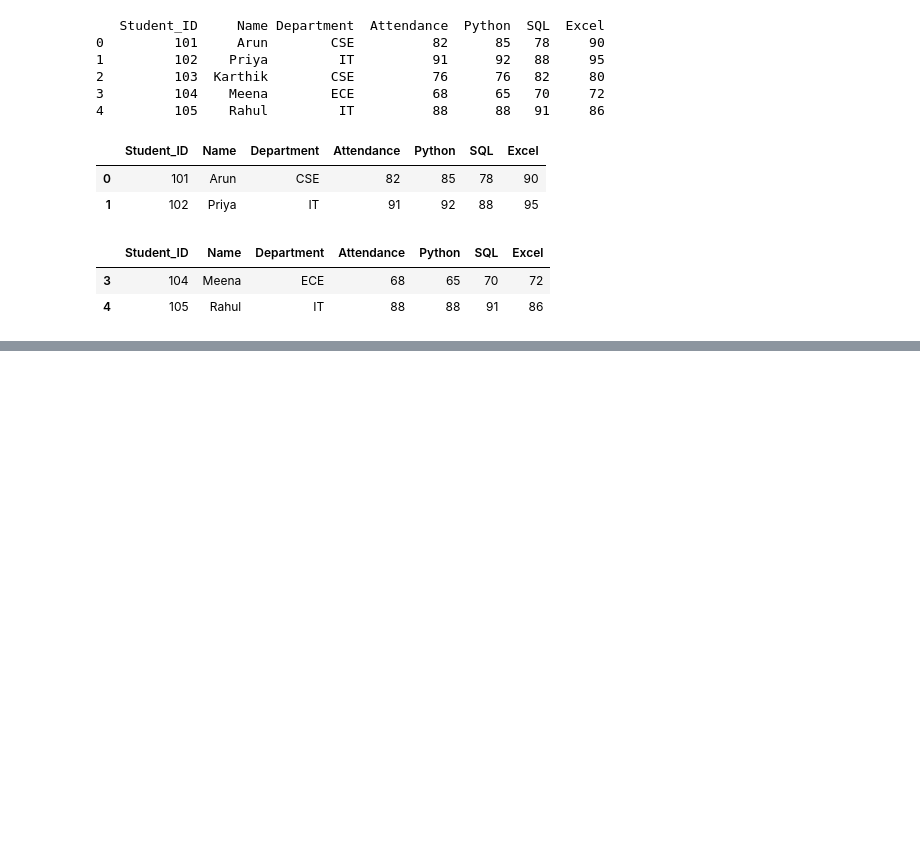
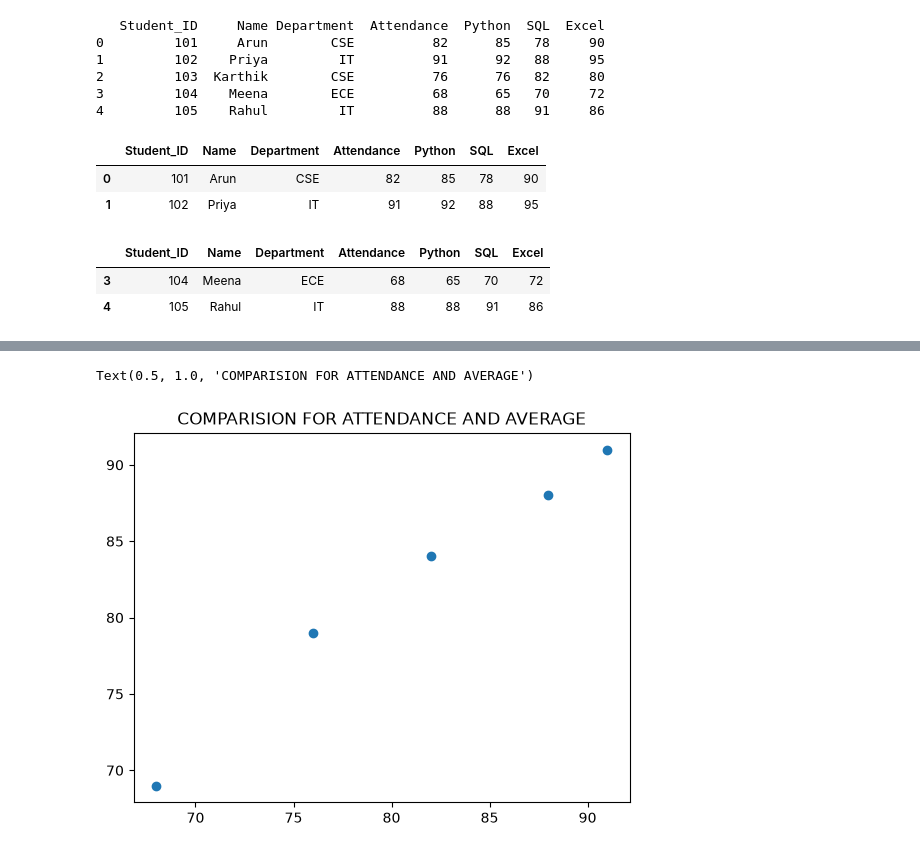
Before and after one commit to lbalamurugan-185/BALAMURUGAN_PORTFOLIO, a Jupyter notebook: 3. PYTHON/Foundations/oops/numpy_prac.ipynb, the cells around one changed output, grey strips where cells are left out. Cells and saved outputs as stored; diff of their text form; code cells hidden in the pictures; blank space fills up the shorter version.

```diff
--- a/3. PYTHON/Foundations/oops/numpy_prac.ipynb
+++ b/3. PYTHON/Foundations/oops/numpy_prac.ipynb
@@ -101,0 +322,6 @@ df.tail(2)
+# %%
+plt.scatter(df["Attendance"],df["average"])
+plt.title("COMPARISION FOR ATTENDANCE AND AVERAGE")
+# %% [output]
+Text(0.5, 1.0, 'COMPARISION FOR ATTENDANCE AND AVERAGE')
+[figure, added]
```
Also changed, not shown: parts of 28 cells of this notebook.
